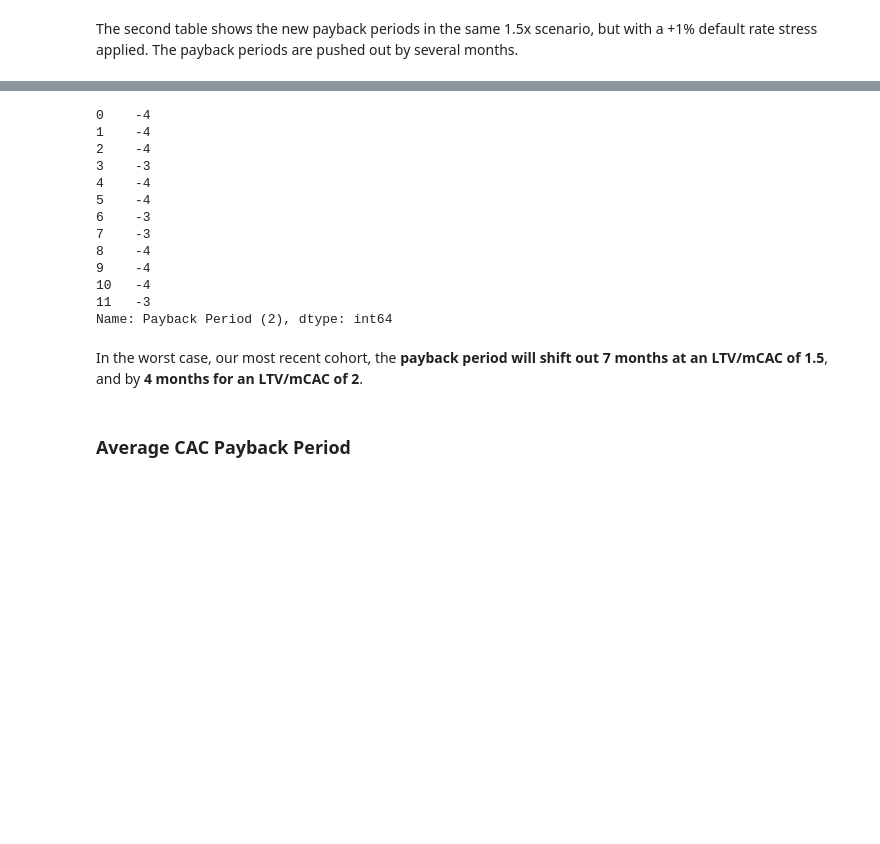
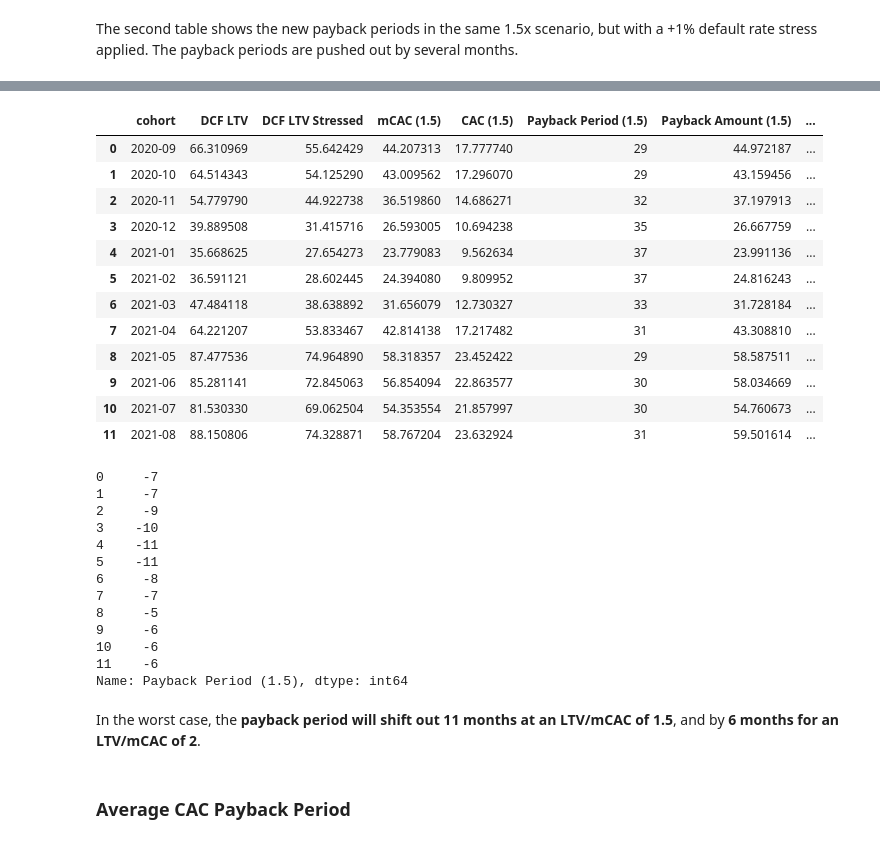
Before and after one commit to kliao-tala/pyltv, a Jupyter notebook: Default Rate Sensitivity on Marketing Spend Framework - MX.ipynb, the cells around one changed output, grey strips where cells are left out. Drawn from its saved outputs; the diff is of its cells as text; code cells hidden in the pictures; blank space fills up the shorter version.

```diff
--- a/Default Rate Sensitivity on Marketing Spend Framework - MX.ipynb
+++ b/Default Rate Sensitivity on Marketing Spend Framework - MX.ipynb
@@ -415,24 +409,40 @@ fig2.show()
 # %% [output]
 [interactive output not drawn]
 [interactive output not drawn]
+# %%
+payback_results2
+# %% [output]
+|  | cohort | DCF LTV | DCF LTV Stressed | mCAC (1.5) | CAC (1.5) | Payback Period (1.5) | Payback Amount (1.5) | ... |
+| 0 | 2020-09 | 66.310969 | 55.642429 | 44.207313 | 17.777740 | 29 | 44.972187 | ... |
+| 1 | 2020-10 | 64.514343 | 54.125290 | 43.009562 | 17.296070 | 29 | 43.159456 | ... |
+| 2 | 2020-11 | 54.779790 | 44.922738 | 36.519860 | 14.686271 | 32 | 37.197913 | ... |
+| 3 | 2020-12 | 39.889508 | 31.415716 | 26.593005 | 10.694238 | 35 | 26.667759 | ... |
+| 4 | 2021-01 | 35.668625 | 27.654273 | 23.779083 | 9.562634 | 37 | 23.991136 | ... |
+| 5 | 2021-02 | 36.591121 | 28.602445 | 24.394080 | 9.809952 | 37 | 24.816243 | ... |
+| 6 | 2021-03 | 47.484118 | 38.638892 | 31.656079 | 12.730327 | 33 | 31.728184 | ... |
+| 7 | 2021-04 | 64.221207 | 53.833467 | 42.814138 | 17.217482 | 31 | 43.308810 | ... |
+| 8 | 2021-05 | 87.477536 | 74.964890 | 58.318357 | 23.452422 | 29 | 58.587511 | ... |
+| 9 | 2021-06 | 85.281141 | 72.845063 | 56.854094 | 22.863577 | 30 | 58.034669 | ... |
+| 10 | 2021-07 | 81.530330 | 69.062504 | 54.353554 | 21.857997 | 30 | 54.760673 | ... |
+| 11 | 2021-08 | 88.150806 | 74.328871 | 58.767204 | 23.632924 | 31 | 59.501614 | ... |
 # %%
-payback_results1['Payback Period (2)'] - payback_results2['Payback Period (2)']
+payback_results1['Payback Period (1.5)'] - payback_results2['Payback Period (1.5)']
 # %% [output]
-0    -4
-1    -4
-2    -4
-3    -3
-4    -4
-5    -4
-6    -3
-7    -3
-8    -4
-9    -4
-10   -4
-11   -3
-Name: Payback Period (2), dtype: int64
+0     -7
+1     -7
+2     -9
+3    -10
+4    -11
+5    -11
+6     -8
+7     -7
+8     -5
+9     -6
+10    -6
+11    -6
+Name: Payback Period (1.5), dtype: int64
 # %% [markdown]
-In the worst case, our most recent cohort, the **payback period will shift out 7 months at an LTV/mCAC of 1.5**, and by **4 months for an LTV/mCAC of 2**.
+In the worst case, the **payback period will shift out 11 months at an LTV/mCAC of 1.5**, and by **6 months for an LTV/mCAC of 2**.
 # %% [markdown]
 ### Average CAC Payback Period
 # %%
```
Also changed, not shown: parts of 20 cells of this notebook.
